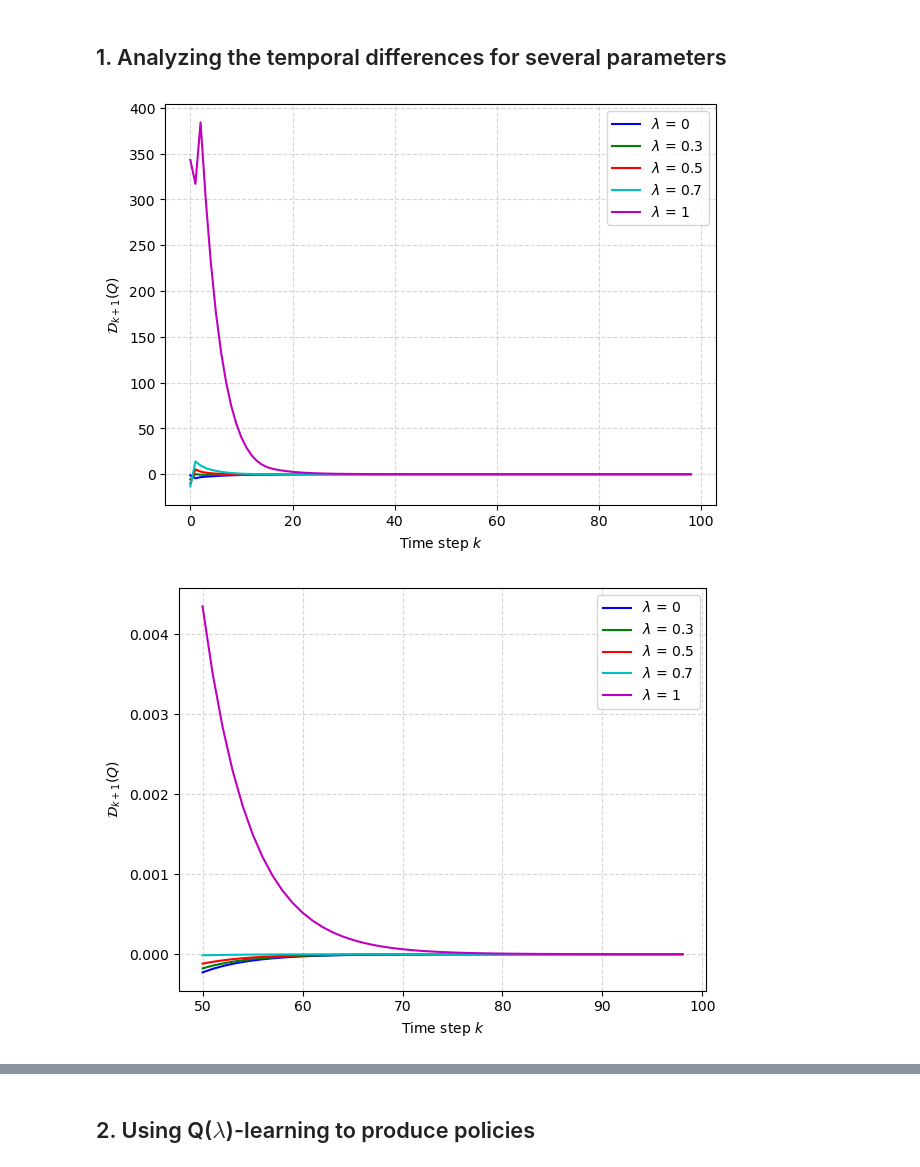
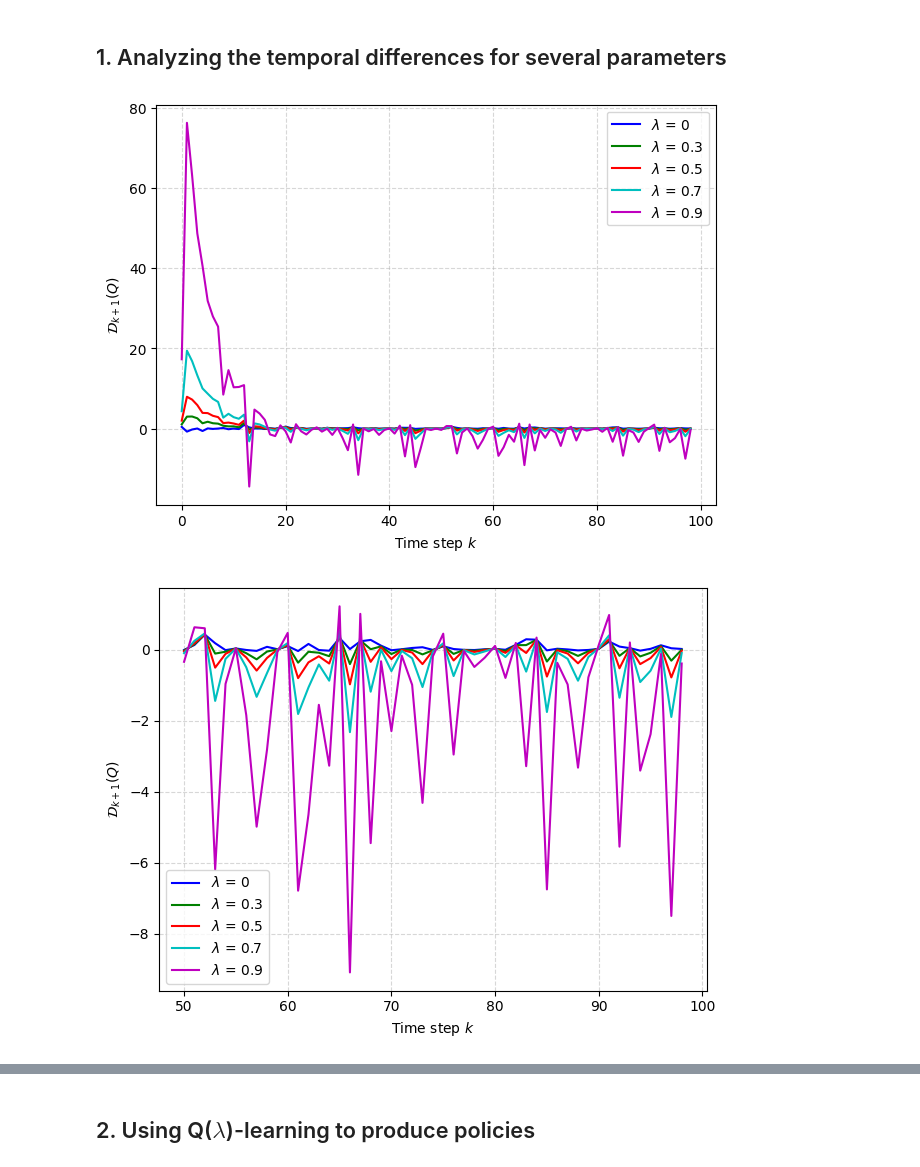
Before and after one commit to TheoHanon/Stochastic-Optimal-Control, a Jupyter notebook: Part III/partIII.ipynb, the cells around one changed output, grey strips where cells are left out. Cells and saved outputs as stored; diff of their text form; code cells hidden in the pictures.

```diff
--- a/Part III/partIII.ipynb
+++ b/Part III/partIII.ipynb
@@ -389,7 +378,7 @@ for n_step in N_step:
         temporal_differences_train[(n_step, var)] = []
         temporal_differences_test[(n_step, var)] = []
         for _ in range(n_run):
-            data_train = simulate_nl_model(x0, LQR_policy, n_step, with_noise=True, var=var)
+            data_train = simulate_nl_model(x0, phi_e, n_step, with_noise=True, var=var)
             theta_lstd_nl_noise = perform_lstd(phi, cost, psi, W, data=data_train, d=d)
 
             TD_train = compute_TD(data_train, Q_lstd, phi, cost, psi, theta_lstd_nl_noise)
@@ -439,8 +428,8 @@ plt.show()
 n_step = 100
 x0 = [0, 2, 2, 2, 5]
 phi = LQR_policy
-psi = generate_psi_quadratic_without_linear
-d = 21
+psi = psi_Q
+d = 10
 W = 1 * np.eye(d)
 bounds_u = (-20, 20) # bounds for the action space
 # %% [markdown]
@@ -451,14 +440,13 @@ colors = ['b', 'g', 'r']
 linestyles = ['-', '--']
 
 for i, x0_i in enumerate(x0_conditions):
-    data_nl = simulate_nl_model(x0_i, LQR_policy, n_step, with_noise=False)
+    data_nl = simulate_nl_model(x0_i, phi_e, n_step, with_noise=False)
 
     theta_lstd = perform_lstd(phi, cost, psi, W, data_nl, d)
     theta_lstd_PI = perform_lstd_PI(phi, cost, psi, W, data_nl, n_iter=1000, action_space = bounds_u, d=d)
 
     def policy_lstd_PI(x: np.ndarray) -> np.ndarray:
-        res = minimize(lambda u: Q_lstd(x, u, theta_lstd_PI, psi), 1, bounds=[bounds_u])
-        return res.x # return the best action
+        return policy_Q(x, theta_lstd_PI)
 
     temporal_differences_PI = compute_TD(data_nl, Q_lstd, policy_lstd_PI, cost, psi, theta_lstd_PI)
     temporal_differences_LSTD = compute_TD(data_nl, Q_lstd, LQR_policy, cost, psi, theta_lstd)
@@ -471,5 +459,5 @@ plt.xlabel('Time step $k$')
 plt.ylabel('$\\mathcal{D}_{k+1}(Q)$')
 plt.grid(linestyle='--', alpha=0.5)
 plt.legend()
-#plt.savefig('figures/temp_diff_PI.pdf',dpi=300)
+plt.savefig('figures/temp_diff_PI.pdf',dpi=300)
 plt.show()
@@ -563,18 +498,18 @@ def generate_zeta_without_u(x,u):
 # %%
 nstep = 100
 x0 = [0, 2, 2, 2, 5]
-data_linear = simulate_linear_model(x0, LQR_policy, nstep, with_noise=False)
-psi = generate_psi_quadratic_without_linear
-d = 21
+data_linear = simulate_linear_model(x0, phi_e, nstep, with_noise=False)
+psi = psi_Q
+d = 10
 theta_lstd = perform_lstd(LQR_policy, cost, psi, W=np.eye(d), data=data_linear, d=d)
 cost_fct = cost
 theta0 = theta_lstd
-theta0[5]=-theta0[5]
-bounds_u = (-1,1) # bounds for the action space
+
+phi = LQR_policy
 # %%
 ## Temporal differences for several lambdas ###
-lam = [0, 0.3, 0.5, 0.7,1]
-zeta0_vector = generate_psi_quadratic_without_linear
+lam = [0, 0.3, 0.5, 0.7, .9]
+zeta0_vector = psi_Q
 colors = ['b', 'g', 'r', 'c', 'm']
 TD_all = []
 factor = 1e-4
@@ -582,39 +517,38 @@ factor = 1e-4
 for i in range(len(lam)):
     theta_qlearn, zeta = q_learning(lam[i], data_linear, lambda k: alpha_k(k,factor), theta0, zeta0_vector, psi, cost_fct, bounds_u)
 
     def policy_qlearn(x: np.ndarray) -> np.ndarray:
-        res = minimize(lambda u: Q_lstd(x, u, theta_qlearn, zeta), 1, bounds=[bounds_u])
-        return res.x # return the best action
+        return policy_Q(x, theta_qlearn)
 
     TD = compute_TD(data_linear, Q_lstd, policy_qlearn, cost_fct, zeta, theta_qlearn)
     TD_all.append(TD)
 
 for i in range(len(lam)):
     plt.plot(TD_all[i], label='$\lambda$ = ' + str(lam[i]), color = colors[i])
 
 plt.xlabel('Time step $k$')
 plt.ylabel('$\\mathcal{D}_{k+1}(Q)$')
 plt.grid(linestyle='--', alpha=0.5)
 plt.legend()
 plt.tight_layout()
-#plt.savefig('temp_diff_lambdaQlearn.pdf',dpi=300)
+plt.savefig('figures/temp_diff_lambdaQlearn.pdf',dpi=300)
 plt.show()
 
 time = np.arange(50, nstep-1)
 for i in range(len(lam)):
     plt.plot(time, TD_all[i][50:], label='$\lambda$ = ' + str(lam[i]), color = colors[i])
 
 
 plt.xlabel('Time step $k$')
 plt.ylabel('$\\mathcal{D}_{k+1}(Q)$')
 plt.grid(linestyle='--', alpha=0.5)
 plt.legend()
 plt.tight_layout()
-#plt.savefig('temp_diff_lambdaQlearn_zoom.pdf',dpi=300)
+# plt.savefig('temp_diff_lambdaQlearn_zoom.pdf',dpi=300)
 plt.show()
 # %% [output]
-[figure, old version]
+[figure, new version]
-[figure, old version]
+[figure, new version]
 # %%
 ### TD for several alpha_k ###
 factors = [1e-5, 1e-4, 1e-3, 1e-2]
```
Also changed, not shown: parts of 21 cells of this notebook, 2 other files.
